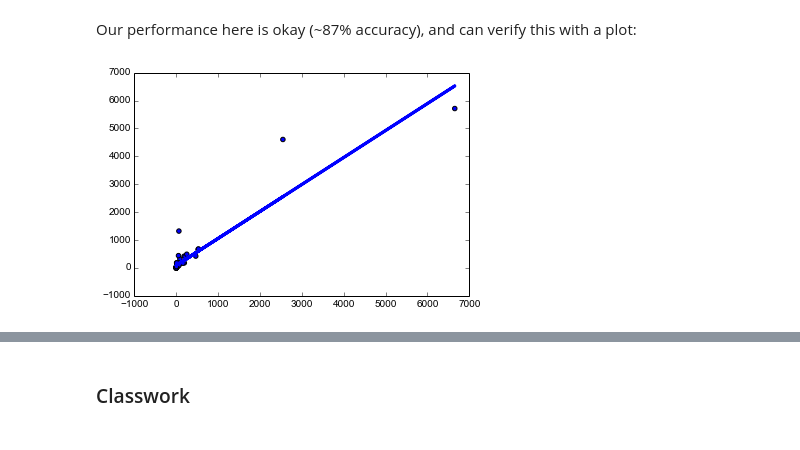
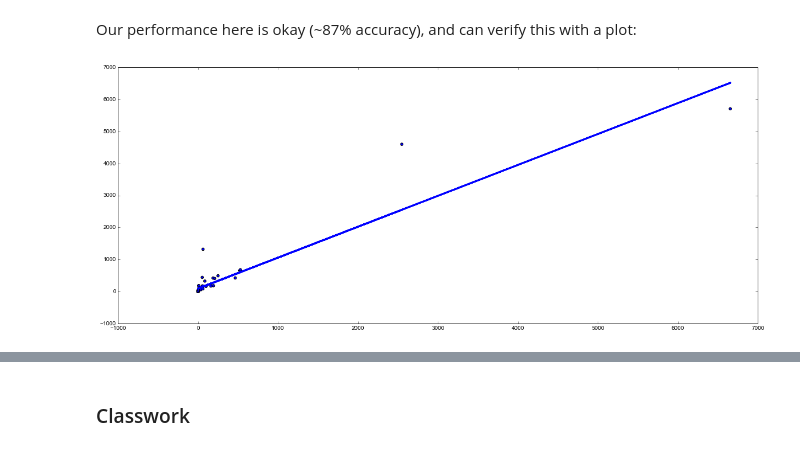
Before and after one commit to khnlimit/DS_HK_2, a Jupyter notebook: notebooks/05 - Linear Regression.ipynb, the cells around one changed output, grey strips where cells are left out. Cells and saved outputs as stored; diff of their text form; code cells hidden in the pictures.

```diff
--- a/notebooks/05 - Linear Regression.ipynb
+++ b/notebooks/05 - Linear Regression.ipynb
@@ -417,11 +417,12 @@ print regr.score(body, brain)
 # %% [markdown]
 Our performance here is okay (~87% accuracy), and can verify this with a plot:
 # %%
+plt.figure(figsize=(20,8))
 plt.scatter(body, brain)
 plt.plot(body, regr.predict(body), color='blue', linewidth=3)
 plt.show()
 # %% [output]
-[figure, old version]
+[figure, new version]
 # %% [markdown]
 ![break](assets/voronoi.png)
 # %% [markdown]
```
Also changed, not shown: parts of 4 cells of this notebook.
